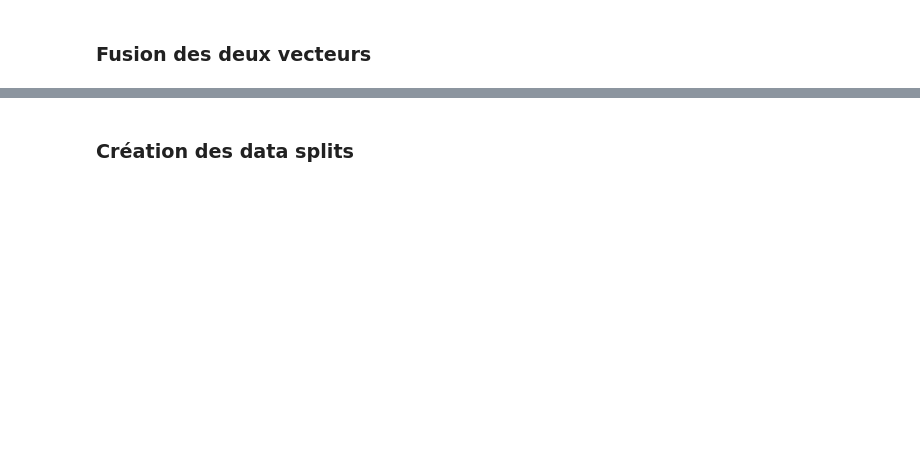
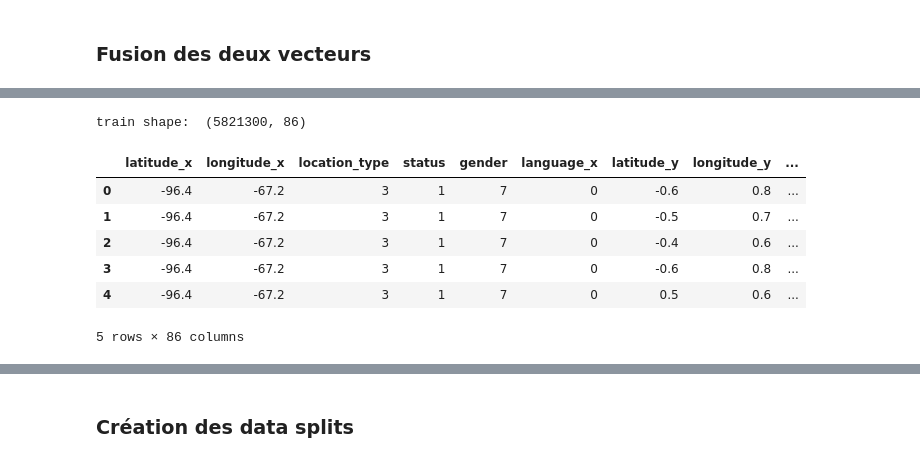
Before and after one commit to pili27/rema, a Jupyter notebook: FinalProject_Notebook.ipynb, the cells around one changed output, grey strips where cells are left out. Saved outputs shown, nothing was run; the diff lists cells and outputs as text; code cells hidden in the pictures; blank space fills up the shorter version.

Commit message:
training working 67%

```diff
--- a/FinalProject_Notebook.ipynb
+++ b/FinalProject_Notebook.ipynb
@@ -315,0 +332,5 @@ dtype: object
+# %%
+# split the vendor_tag_name strings into a list of strings
+vendors['vendor_tag_name'] = vendors['vendor_tag_name'].str.split(',')
+
+vendors.head()
@@ -315,0 +344,12 @@ dtype: object
+# %%
+#create a vector with all the tags in vendor_tag_name with no duplicates
+tags = []
+for e in vendors['vendor_tag_name']:
+    for tag in e:
+        tags.append(tag.strip())
+
+tags = list(set(tags))
+tags.remove('')
+
+print('number of tags: ', len(tags))
+print(tags)
@@ -315,0 +359,10 @@ dtype: object
+# %%
+# add a column for each tag in vendors
+# fill the column with 1 if the tag is in vendor_tag_name
+for tag in tags:
+    vendors[tag] = vendors['vendor_tag_name'].apply(lambda x: 1 if tag in x else 0)
+
+# drop the vendor_tag_name column
+vendors.drop(['vendor_tag_name'], axis=1, inplace=True)
+
+vendors.head()
@@ -322,0 +379,23 @@ KeyError: 'id'
+# %%
+# merge train and vendors
+train['key'] = 0
+vendors['key'] = 0
+train = pd.merge(train, vendors, on='key')
+
+# drop the key column
+train.drop(['key'], axis=1, inplace=True)
+
+train['CID X LOC X VENDOR'] = train['CID X LOC'] + ' X ' + train['VENDOR'].astype(str)
+train.drop(['CID X LOC', 'VENDOR'], axis=1, inplace=True)
+
+print('train shape: ', train.shape)
+train.head()
+# %% [output]
+train shape:  (5821300, 86)
+|  | latitude_x | longitude_x | location_type | status | gender | language_x | latitude_y | longitude_y | ... |
+| 0 | -96.4 | -67.2 | 3 | 1 | 7 | 0 | -0.6 | 0.8 | ... |
+| 1 | -96.4 | -67.2 | 3 | 1 | 7 | 0 | -0.5 | 0.7 | ... |
+| 2 | -96.4 | -67.2 | 3 | 1 | 7 | 0 | -0.4 | 0.6 | ... |
+| 3 | -96.4 | -67.2 | 3 | 1 | 7 | 0 | -0.6 | 0.8 | ... |
+| 4 | -96.4 | -67.2 | 3 | 1 | 7 | 0 | 0.5 | 0.6 | ... |
+5 rows × 86 columns
```
Also changed, not shown: parts of 26 cells of this notebook.
